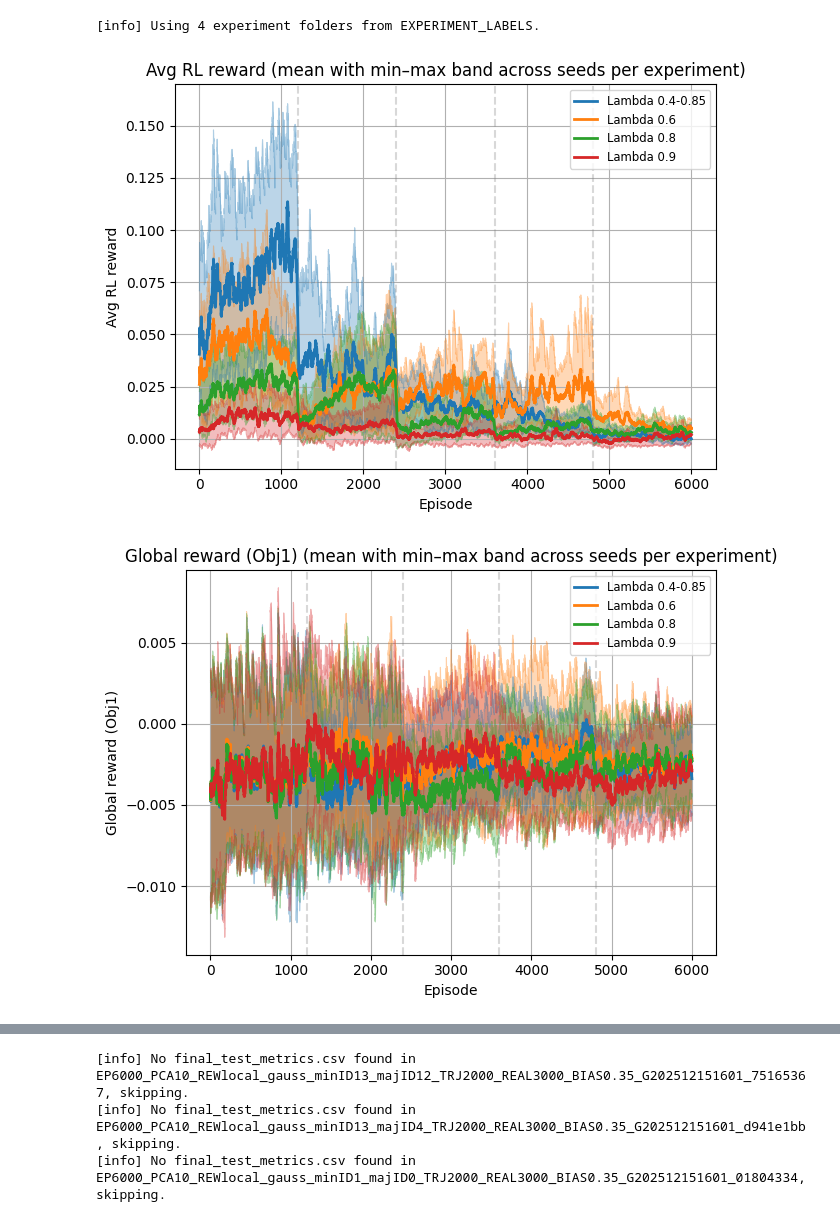
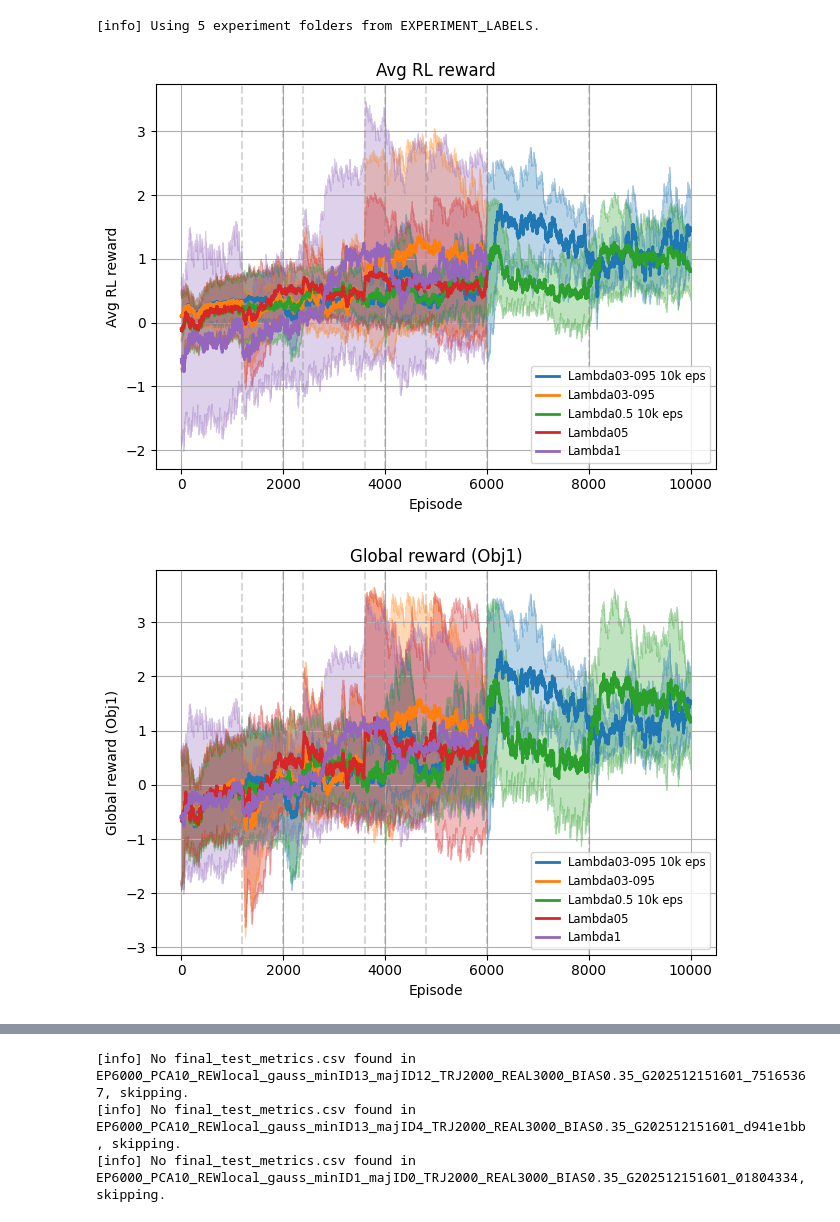
Before and after one commit to LucasHartmanWestern/cs_9170_project, a Jupyter notebook: plot_results.ipynb, the cells around one changed output, grey strips where cells are left out. Drawn from its saved outputs; the diff is of its cells as text; code cells hidden in the pictures.

```diff
--- a/plot_results.ipynb
+++ b/plot_results.ipynb
@@ -114,7 +106,7 @@ import numpy as np
 import pandas as pd
 import matplotlib.pyplot as plt
 
-ROOT = Path("training_runs_drac/training_runs")
+ROOT = Path("training_runs")
 
 # ============================================================
 # 1) SELECT WHICH EXPERIMENTS TO PLOT
@@ -138,11 +130,20 @@ ROOT = Path("training_runs_drac/training_runs")
 #     "EP6000_PCA10_REWlocal_gauss_minID13_majID12_TRJ4000_REAL6000_BIAS0.35_G202601051815_a460942d": "PCA10_min13_maj12_bias0.35_synth4000vsreal6000",
 # }
 
+# EXPERIMENT_LABELS = {
+#     # "SPECcreditLambda06_EP6000_PCA10_REWfairness_minID1_majID0_TRJ2000_REAL3000_BIAS0.35_GG202601131947_cb5b9c05": "Lambda 0.6",
+#     # "SPECcreditLambda08_EP6000_PCA10_REWfairness_minID1_majID0_TRJ2000_REAL3000_BIAS0.35_GG202601140044_d99cb802": "Lambda 0.8",
+#     # "SPECcreditLambda04085_EP6000_PCA10_REWfairness_minID1_majID0_TRJ2000_REAL3000_BIAS0.35_GG202601140542_90507ed5": "Lambda 0.4-0.85",
+#     # "SPECcreditLambda09_EP6000_PCA10_REWfairness_minID1_majID0_TRJ2000_REAL3000_BIAS0.35_GG202601131942_208aa5e4": "Lambda 0.9",
+#     "SPECnewCreditLambda03095_EP6000_PCA10_REWfairness_minID1_majID0_TRJ2000_REAL3000_BIAS0.5_GG202601142130_c498bd07": "Lambda03-095"
+# }
 EXPERIMENT_LABELS = {
-    "SPECcreditLambda06_EP6000_PCA10_REWfairness_minID1_majID0_TRJ2000_REAL3000_BIAS0.35_GG202601131947_cb5b9c05": "Lambda 0.6",
-    "SPECcreditLambda08_EP6000_PCA10_REWfairness_minID1_majID0_TRJ2000_REAL3000_BIAS0.35_GG202601140044_d99cb802": "Lambda 0.8",
-    "SPECcreditLambda04085_EP6000_PCA10_REWfairness_minID1_majID0_TRJ2000_REAL3000_BIAS0.35_GG202601140542_90507ed5": "Lambda 0.4-0.85",
-    "SPECcreditLambda09_EP6000_PCA10_REWfairness_minID1_majID0_TRJ2000_REAL3000_BIAS0.35_GG202601131942_208aa5e4": "Lambda 0.9"
+    "SPECnewCreditLambda03095_EP6000_PCA10_REWfairness_minID1_majID0_TRJ2000_REAL3000_BIAS0.5_GG202601142130_c498bd07": "Lambda03-095",
+    "SPECnewCreditLambda05_EP6000_PCA10_REWfairness_minID1_majID0_TRJ2000_REAL3000_BIAS0.5_GG202601150627_3fb5821a": "Lambda05",
+    "SPECnewCreditLambda1_EP6000_PCA10_REWfairness_minID1_majID0_TRJ2000_REAL3000_BIAS0.5_GG202601142131_30dba12c": "Lambda1",
+    "SPECnewCreditLambda05_EP10000_PCA10_REWfairness_minID1_majID0_TRJ2000_REAL3000_BIAS0.5_GG202601151700_abc729b0": "Lambda0.5 10k eps",
+    "SPECnewCreditLambda03095_EP10000_PCA10_REWfairness_minID1_majID0_TRJ2000_REAL3000_BIAS0.5_GG202601151702_4fe4eade": "Lambda03-095 10k eps"
+
 }
 
 # ==============================================================
@@ -561,34 +562,34 @@ def main():
             continue
 
         # draw curriculum stage transitions
         for ep in stage_transitions:
             plt.axvline(ep, linestyle="--", color="gray", alpha=0.3)
 
         plt.xlabel("Episode")
         plt.ylabel(metric_label)
-        plt.title(f"{metric_label} (mean with min–max band across seeds per experiment)")
+        plt.title(f"{metric_label}")
         plt.grid(True)
         plt.legend(fontsize="small")
         plt.tight_layout()
 
 
     # ============================================================
     # 2) Final Alpha vs Beta bar plots
     # ============================================================
     for exp_dir in exp_dirs:
         name = exp_dir.name
         if name not in final_cache:
             continue
         mean_series = final_cache[name]
         info = info_cache.get(name, {})
         exp_label = label_for_folder(name, info)
         plot_alpha_vs_beta_bar(exp_dir, exp_label, mean_series)
 
     plt.show()
 
 if __name__ == "__main__":
     main()
 # %% [output]
-[info] Using 4 experiment folders from EXPERIMENT_LABELS.
+[info] Using 5 experiment folders from EXPERIMENT_LABELS.
-[figure, old version]
+[figure, new version]
-[figure, old version]
+[figure, new version]
```
Also changed, not shown: parts of 2 cells of this notebook, 3 other files.
